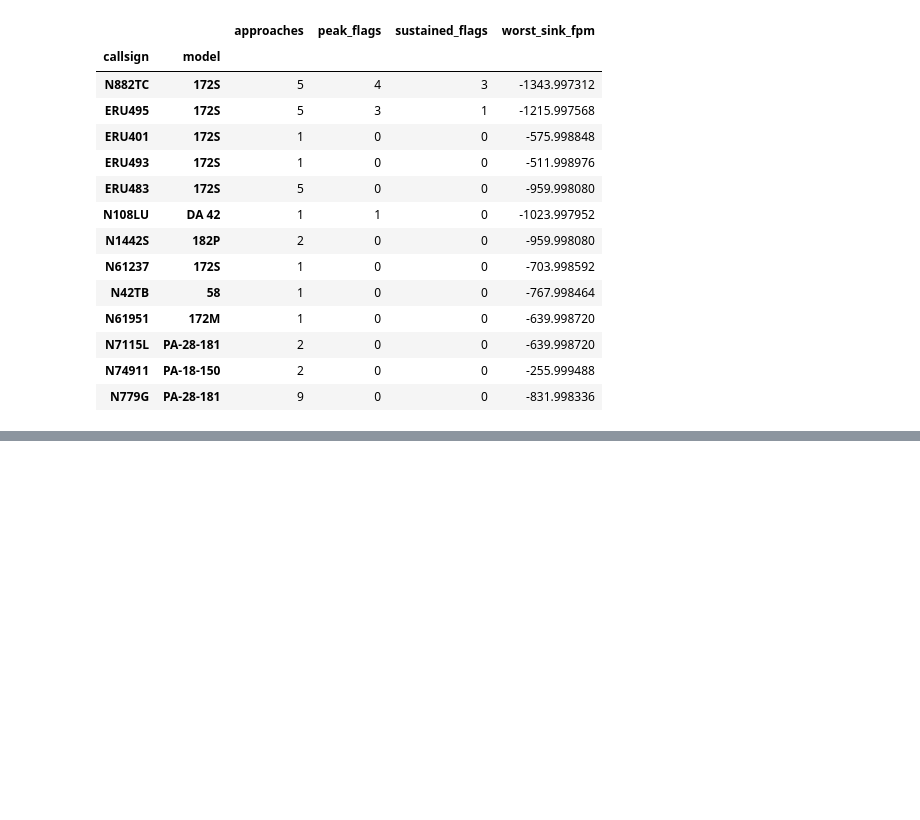
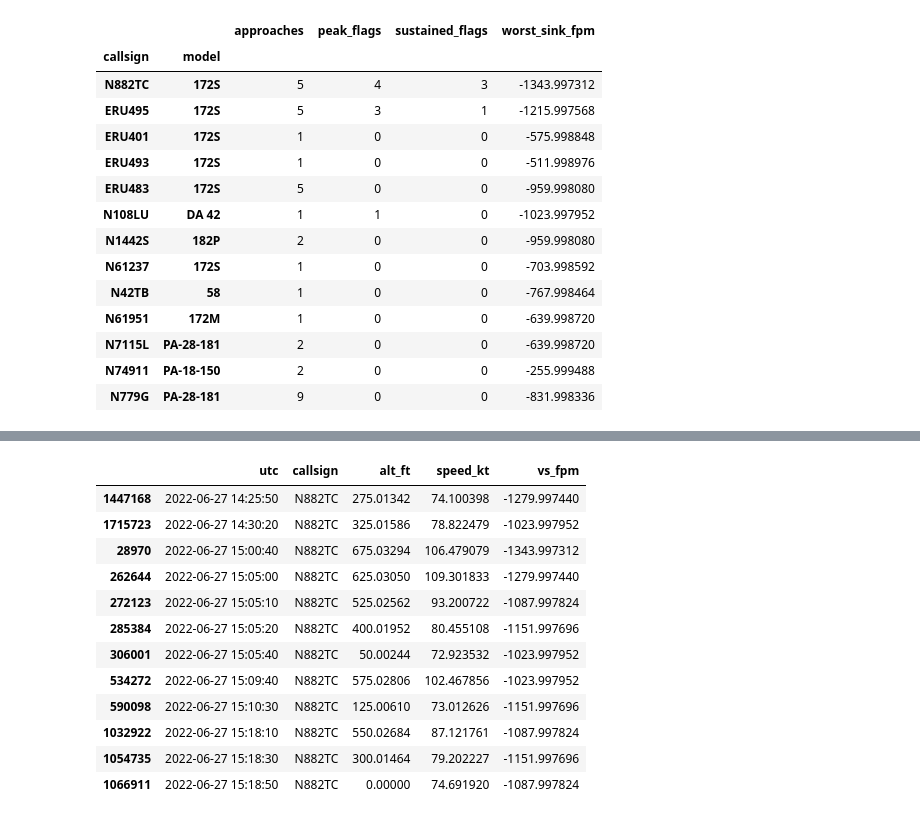
Before and after one commit to samsuseelan/ga-unstable-approach-warning, a Jupyter notebook: stable_approach_check.ipynb, the cells around one changed output, grey strips where cells are left out. Saved outputs shown, nothing was run; the diff lists cells and outputs as text; code cells hidden in the pictures; blank space fills up the shorter version.

```diff
--- a/stable_approach_check.ipynb
+++ b/stable_approach_check.ipynb
@@ -507,3 +507,30 @@ per_type.sort_values("sustained_flags", ascending=False)
 | N7115L | PA-28-181 | 2 | 0 | 0 | -639.998720 |
 | N74911 | PA-18-150 | 2 | 0 | 0 | -255.999488 |
 | N779G | PA-28-181 | 9 | 0 | 0 | -831.998336 |
+# %%
+import os
+
+hours = ["13", "14", "15", "16", "17", "18"]
+all_hours = []
+
+for h in hours:
+    name = f"states_2022-06-27-{h}.csv"
+    url = f"https://s3.opensky-network.org/data-samples/states/2022-06-27/{h}/{name}.tar"
+
+    # Download and unpack one hour
+    os.system(f"wget -q {url} && tar -xf {name}.tar")
+
+    # Keep only rows near KDAB
+    parts = []
+    for chunk in pd.read_csv(name + ".gz", usecols=cols, chunksize=1_000_000):
+        near = chunk[chunk["lat"].between(lat_min, lat_max) & chunk["lon"].between(lon_min, lon_max)]
+        parts.append(near)
+    all_hours.append(pd.concat(parts))
+
+    # Delete the big files to free disk space
+    os.system(f"rm -f {name}.tar {name}.gz")
+    print("Hour", h, "done")
+
+day = pd.concat(all_hours)
+print("Rows near KDAB:", len(day))
+print("Aircraft near KDAB:", day["icao24"].nunique())
@@ -509,0 +604,29 @@ per_type.sort_values("sustained_flags", ascending=False)
+# %%
+# ac26ef reports, frozen rows removed
+plane = day[day["icao24"] == "ac26ef"].sort_values("time")
+frozen = (
+    (plane["alt_ft"] == plane["alt_ft"].shift()) &
+    (plane["speed_kt"] == plane["speed_kt"].shift()) &
+    (plane["vs_fpm"] == plane["vs_fpm"].shift())
+)
+plane = plane[~frozen].copy()
+
+# High sink reports below 700 ft, with clock time
+high = plane[(plane["vs_fpm"] < -1000) & (plane["alt_ft"] < 700)].copy()
+high["utc"] = pd.to_datetime(high["time"], unit="s")
+
+high[["utc", "callsign", "alt_ft", "speed_kt", "vs_fpm"]]
+# %% [output]
+|  | utc | callsign | alt_ft | speed_kt | vs_fpm |
+| 1447168 | 2022-06-27 14:25:50 | N882TC | 275.01342 | 74.100398 | -1279.997440 |
+| 1715723 | 2022-06-27 14:30:20 | N882TC | 325.01586 | 78.822479 | -1023.997952 |
+| 28970 | 2022-06-27 15:00:40 | N882TC | 675.03294 | 106.479079 | -1343.997312 |
+| 262644 | 2022-06-27 15:05:00 | N882TC | 625.03050 | 109.301833 | -1279.997440 |
+| 272123 | 2022-06-27 15:05:10 | N882TC | 525.02562 | 93.200722 | -1087.997824 |
+| 285384 | 2022-06-27 15:05:20 | N882TC | 400.01952 | 80.455108 | -1151.997696 |
+| 306001 | 2022-06-27 15:05:40 | N882TC | 50.00244 | 72.923532 | -1023.997952 |
+| 534272 | 2022-06-27 15:09:40 | N882TC | 575.02806 | 102.467856 | -1023.997952 |
+| 590098 | 2022-06-27 15:10:30 | N882TC | 125.00610 | 73.012626 | -1151.997696 |
+| 1032922 | 2022-06-27 15:18:10 | N882TC | 550.02684 | 87.121761 | -1087.997824 |
+| 1054735 | 2022-06-27 15:18:30 | N882TC | 300.01464 | 79.202227 | -1151.997696 |
+| 1066911 | 2022-06-27 15:18:50 | N882TC | 0.00000 | 74.691920 | -1087.997824 |
```
Also changed, not shown: parts of 3 cells of this notebook.
